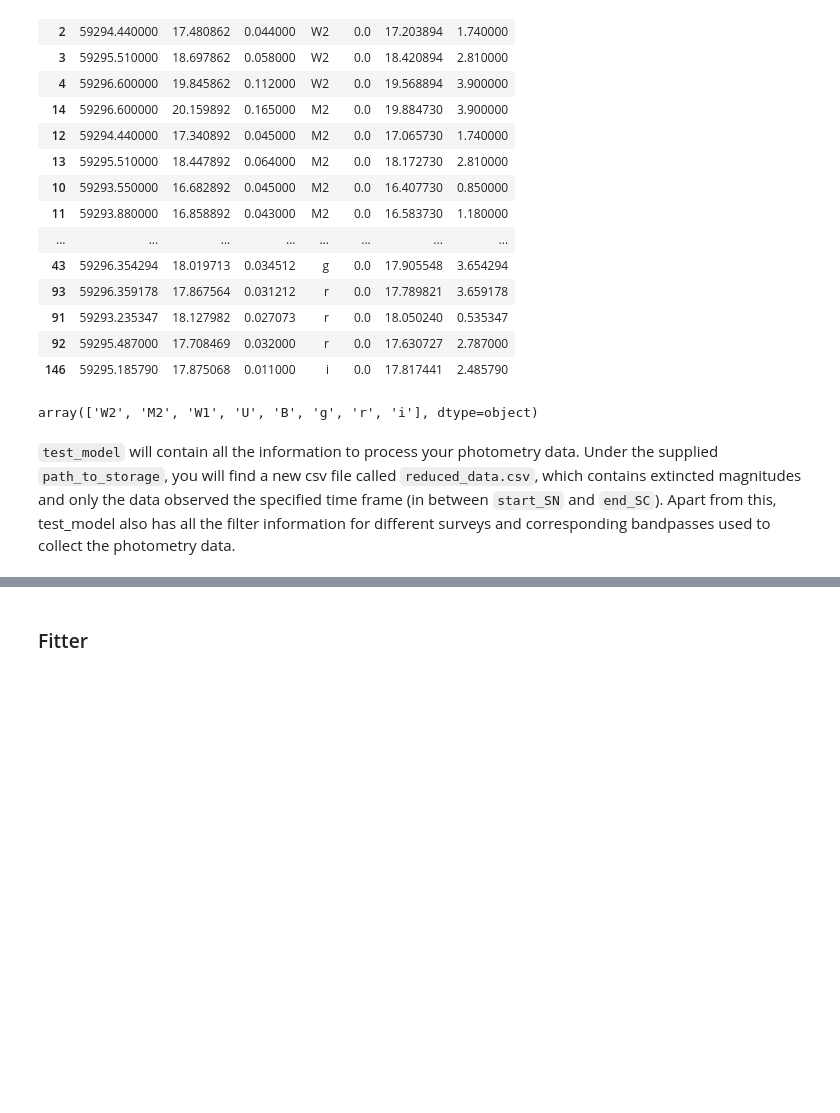
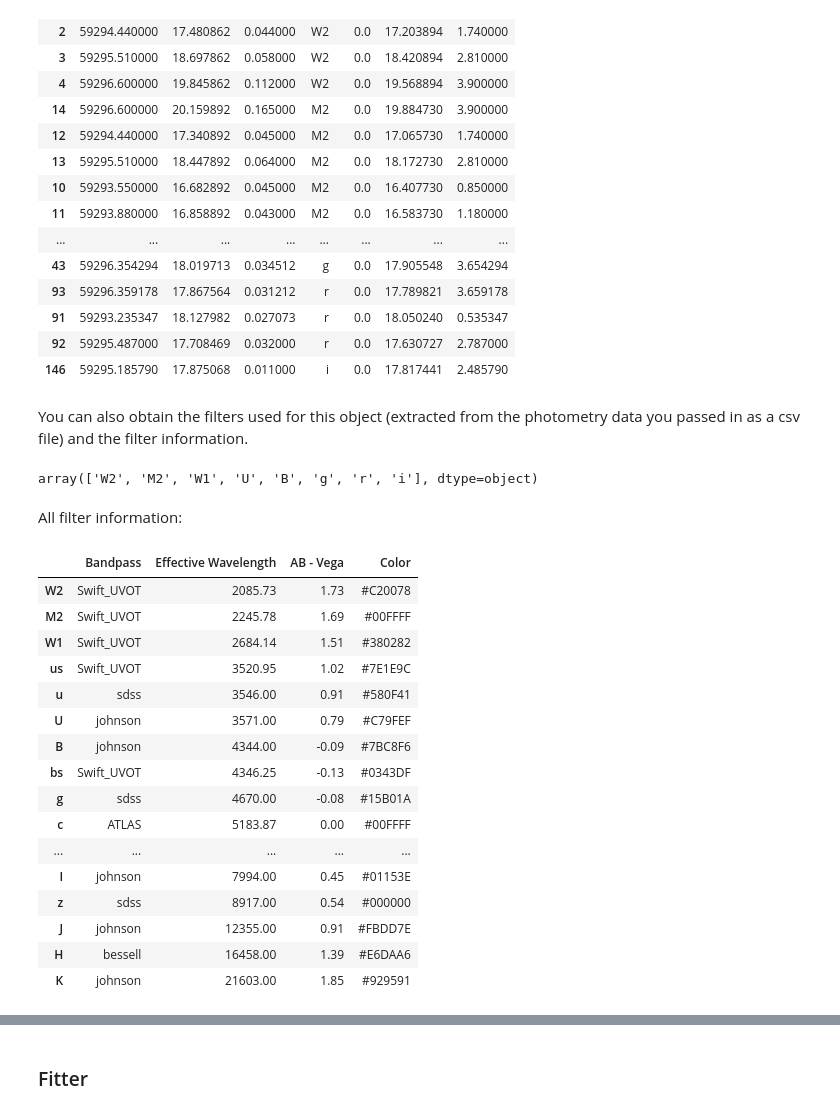
Before and after one commit to padma18-vb/shock_cooling_curve, a Jupyter notebook: tutorial.ipynb, the cells around one changed output, grey strips where cells are left out. Saved outputs shown, nothing was run; the diff lists cells and outputs as text; code cells hidden in the pictures; blank space fills up the shorter version.

```diff
--- a/tutorial_local.ipynb
+++ b/tutorial.ipynb
@@ -106,9 +132,31 @@ test_model.extinction_applied_data_during_shock_cooling
 | 91 | 59293.235347 | 18.127982 | 0.027073 | r | 0.0 | 18.050240 | 0.535347 |
 | 92 | 59295.487000 | 17.708469 | 0.032000 | r | 0.0 | 17.630727 | 2.787000 |
 | 146 | 59295.185790 | 17.875068 | 0.011000 | i | 0.0 | 17.817441 | 2.485790 |
+# %% [markdown]
+You can also obtain the filters used for this object (extracted from the photometry data you passed in as a csv file) and the filter information.
 # %%
 test_model.get_filts()
 # %% [output]
 array(['W2', 'M2', 'W1', 'U', 'B', 'g', 'r', 'i'], dtype=object)
-# %% [markdown]
-`test_model` will contain all the information to process your photometry data. Under the supplied `path_to_storage`, you will find a new csv file called `reduced_data.csv`, which contains extincted magnitudes and only the data observed the specified time frame (in between `start_SN` and `end_SC`). Apart from this, test_model also has all the filter information for different surveys and corresponding bandpasses used to collect the photometry data.
+# %% [markdown]
+All filter information:
+# %%
+test_model.filter_info
+# %% [output]
+|  | Bandpass | Effective Wavelength | AB - Vega | Color |
+| W2 | Swift_UVOT | 2085.73 | 1.73 | #C20078 |
+| M2 | Swift_UVOT | 2245.78 | 1.69 | #00FFFF |
+| W1 | Swift_UVOT | 2684.14 | 1.51 | #380282 |
+| us | Swift_UVOT | 3520.95 | 1.02 | #7E1E9C |
+| u | sdss | 3546.00 | 0.91 | #580F41 |
+| U | johnson | 3571.00 | 0.79 | #C79FEF |
+| B | johnson | 4344.00 | -0.09 | #7BC8F6 |
+| bs | Swift_UVOT | 4346.25 | -0.13 | #0343DF |
+| g | sdss | 4670.00 | -0.08 | #15B01A |
+| c | ATLAS | 5183.87 | 0.00 | #00FFFF |
+| ... | ... | ... | ... | ... |
+| I | johnson | 7994.00 | 0.45 | #01153E |
+| z | sdss | 8917.00 | 0.54 | #000000 |
+| J | johnson | 12355.00 | 0.91 | #FBDD7E |
+| H | bessell | 16458.00 | 1.39 | #E6DAA6 |
+| K | johnson | 21603.00 | 1.85 | #929591 |
```
Also changed, not shown: parts of 14 cells of this notebook, 3 other files.
